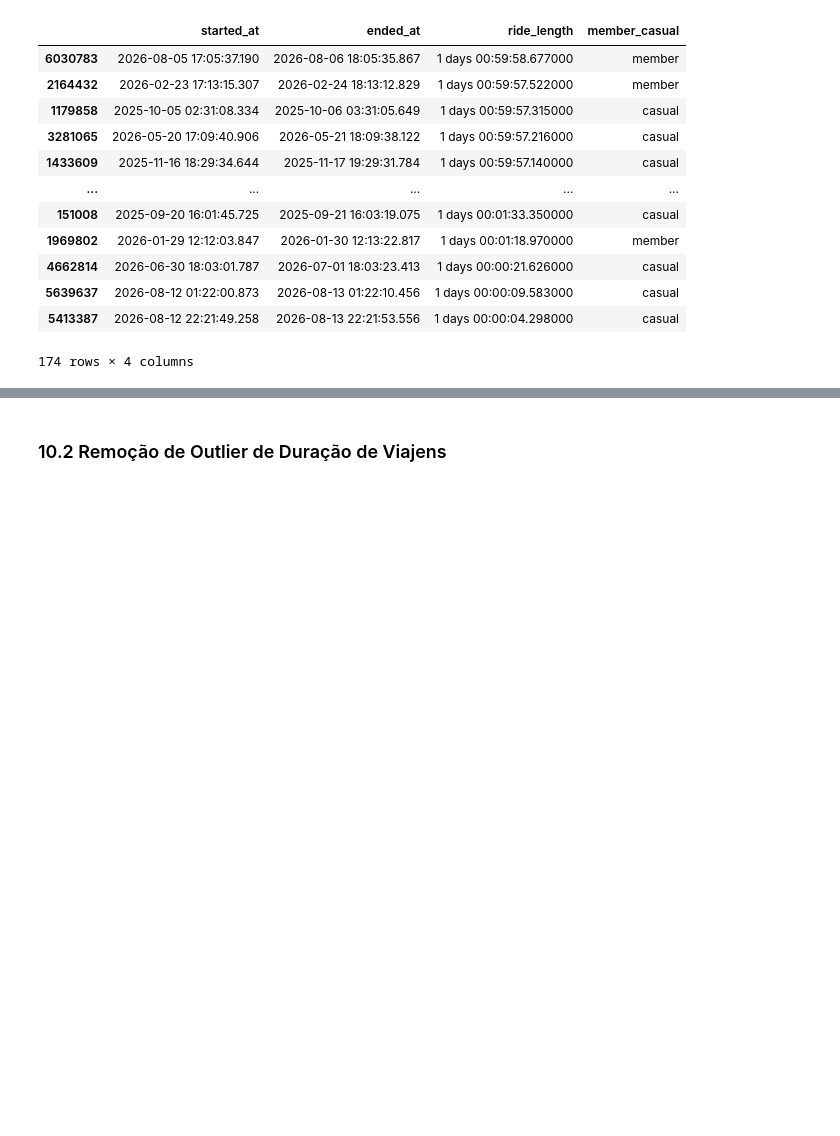
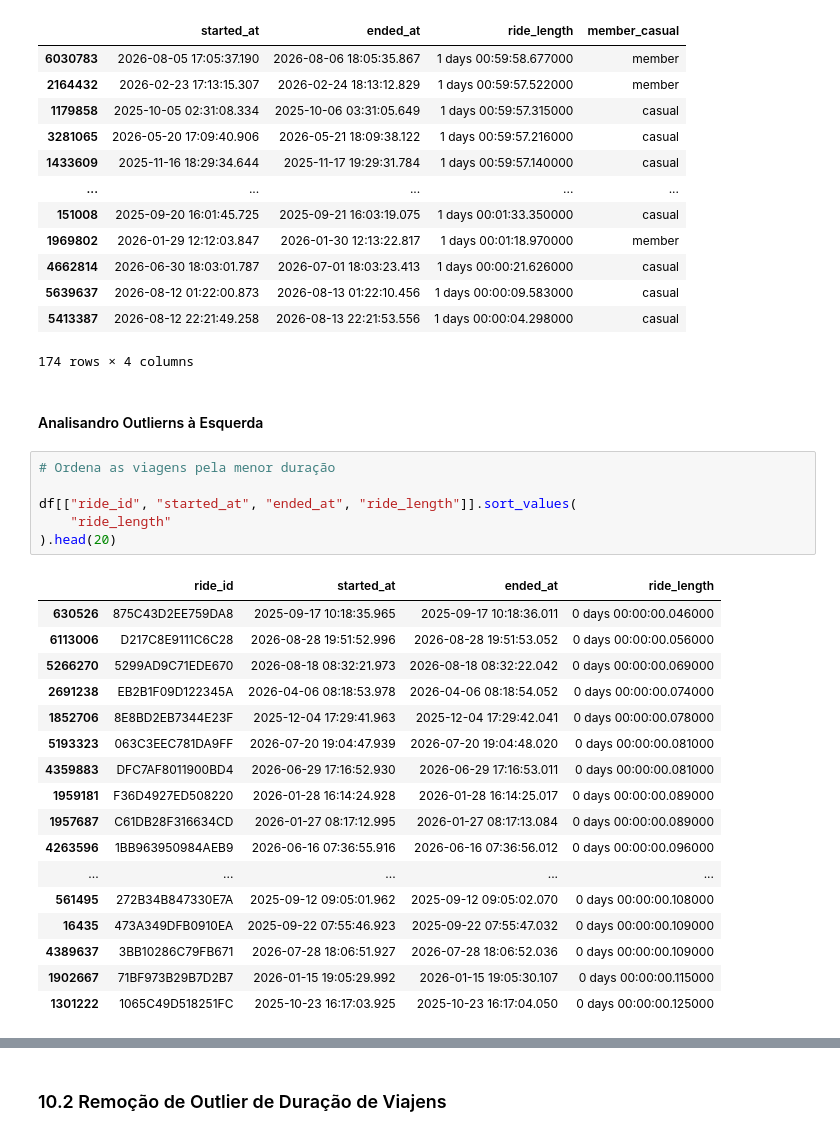
Before and after one commit to AleCecilio/Analise_Cyclistic, a Jupyter notebook: notebooks/02_data_cleaning.ipynb, the cells around one changed output, grey strips where cells are left out. Cells and saved outputs as stored; diff of their text form; blank space fills up the shorter version.

```diff
--- a/notebooks/02_data_cleaning.ipynb
+++ b/notebooks/02_data_cleaning.ipynb
@@ -1704,3 +1714,29 @@ display(
 | 5639637 | 2026-08-12 01:22:00.873 | 2026-08-13 01:22:10.456 | 1 days 00:00:09.583000 | casual |
 | 5413387 | 2026-08-12 22:21:49.258 | 2026-08-13 22:21:53.556 | 1 days 00:00:04.298000 | casual |
 174 rows × 4 columns
+# %% [markdown]
+#### Analisandro Outlierns à Esquerda
+# %%
+# Ordena as viagens pela menor duração
+
+df[["ride_id", "started_at", "ended_at", "ride_length"]].sort_values(
+    "ride_length"
+).head(20)
+# %% [output]
+|  | ride_id | started_at | ended_at | ride_length |
+| 630526 | 875C43D2EE759DA8 | 2025-09-17 10:18:35.965 | 2025-09-17 10:18:36.011 | 0 days 00:00:00.046000 |
+| 6113006 | D217C8E9111C6C28 | 2026-08-28 19:51:52.996 | 2026-08-28 19:51:53.052 | 0 days 00:00:00.056000 |
+| 5266270 | 5299AD9C71EDE670 | 2026-08-18 08:32:21.973 | 2026-08-18 08:32:22.042 | 0 days 00:00:00.069000 |
+| 2691238 | EB2B1F09D122345A | 2026-04-06 08:18:53.978 | 2026-04-06 08:18:54.052 | 0 days 00:00:00.074000 |
+| 1852706 | 8E8BD2EB7344E23F | 2025-12-04 17:29:41.963 | 2025-12-04 17:29:42.041 | 0 days 00:00:00.078000 |
+| 5193323 | 063C3EEC781DA9FF | 2026-07-20 19:04:47.939 | 2026-07-20 19:04:48.020 | 0 days 00:00:00.081000 |
+| 4359883 | DFC7AF8011900BD4 | 2026-06-29 17:16:52.930 | 2026-06-29 17:16:53.011 | 0 days 00:00:00.081000 |
+| 1959181 | F36D4927ED508220 | 2026-01-28 16:14:24.928 | 2026-01-28 16:14:25.017 | 0 days 00:00:00.089000 |
+| 1957687 | C61DB28F316634CD | 2026-01-27 08:17:12.995 | 2026-01-27 08:17:13.084 | 0 days 00:00:00.089000 |
+| 4263596 | 1BB963950984AEB9 | 2026-06-16 07:36:55.916 | 2026-06-16 07:36:56.012 | 0 days 00:00:00.096000 |
+| ... | ... | ... | ... | ... |
+| 561495 | 272B34B847330E7A | 2025-09-12 09:05:01.962 | 2025-09-12 09:05:02.070 | 0 days 00:00:00.108000 |
+| 16435 | 473A349DFB0910EA | 2025-09-22 07:55:46.923 | 2025-09-22 07:55:47.032 | 0 days 00:00:00.109000 |
+| 4389637 | 3BB10286C79FB671 | 2026-07-28 18:06:51.927 | 2026-07-28 18:06:52.036 | 0 days 00:00:00.109000 |
+| 1902667 | 71BF973B29B7D2B7 | 2026-01-15 19:05:29.992 | 2026-01-15 19:05:30.107 | 0 days 00:00:00.115000 |
+| 1301222 | 1065C49D518251FC | 2025-10-23 16:17:03.925 | 2025-10-23 16:17:04.050 | 0 days 00:00:00.125000 |
```
Also changed, not shown: parts of 26 cells of this notebook, 1 other file.
